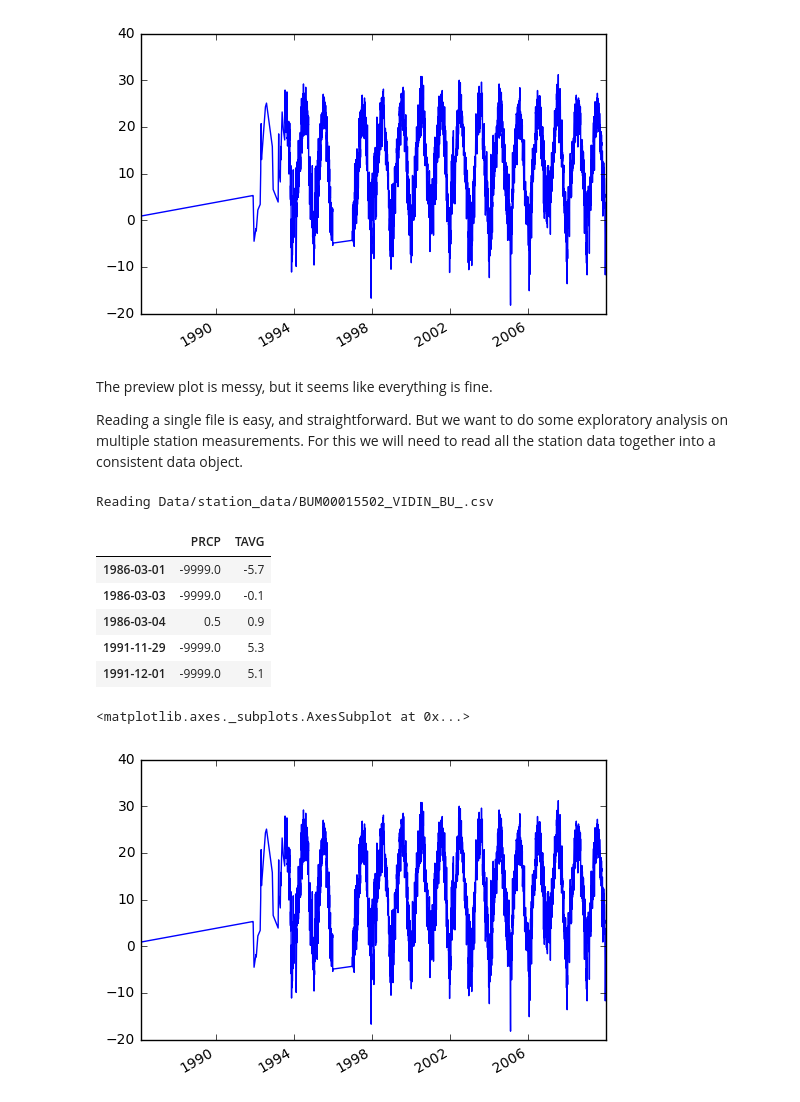
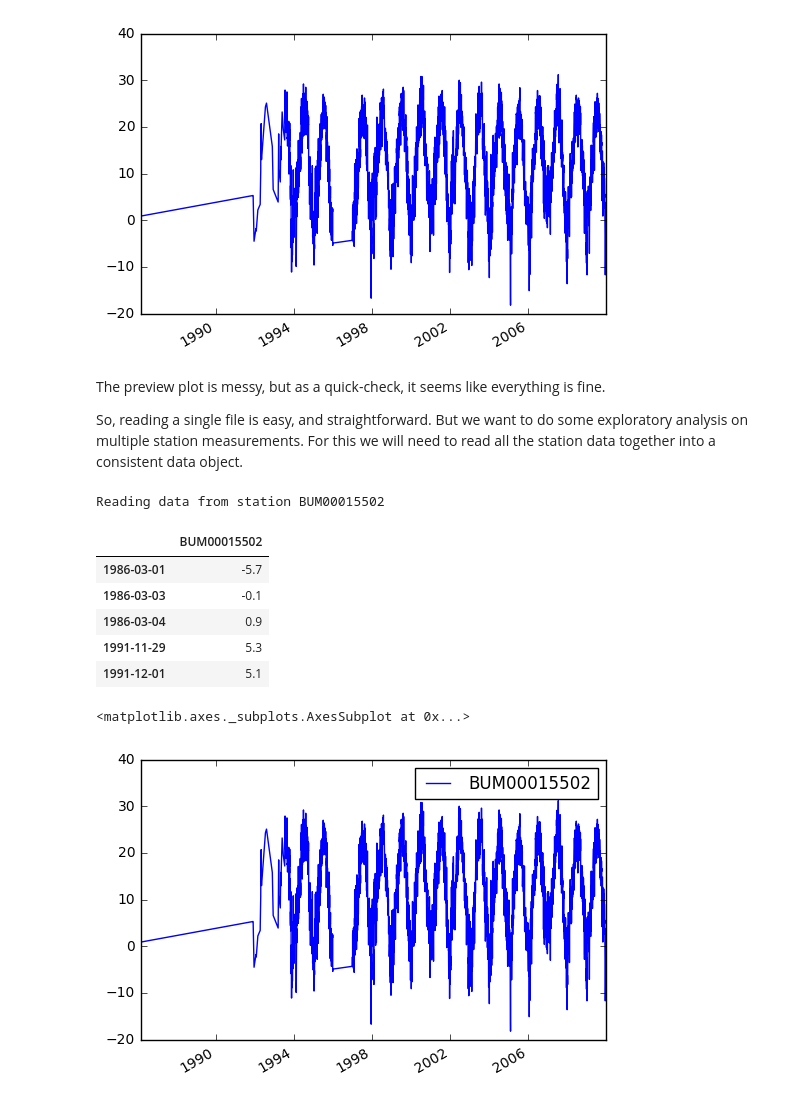
Before and after one commit to benlaken/Romania_2016, a Jupyter notebook: test_stations.ipynb, the cells around one changed output. Drawn from its saved outputs; the diff is of its cells as text; code cells hidden in the pictures.

Commit message:
changed list comprehension to for loop and renamed columns to station names

```diff
--- a/test_stations.ipynb
+++ b/test_stations.ipynb
@@ -23,8 +23,10 @@ test_data.head()
 Looks good, but the Dates should be an index, not a column, and they should also be a date object, not a simple integer (we get much more functionality that way).
 # %%
 # Make a list of datetime values out of the integer dates using a list comprehension technique
-dates = [pd.datetime.strptime(str(date),"%Y%m%d") for date in tmp['DATE']]
-# That could have been done in 3 line using a for loop instead
+dates = []
+for date in test_data['DATE']:
+    dates.append(pd.datetime.strptime(str(date),"%Y%m%d"))
+# The above could have been done more effectivley using list comprehension
 
 # Next set the new list as an index, and remove the old column from the dataset
 test_data.index = dates
@@ -46,6 +48,6 @@ test_data['TAVG'].plot()
 <matplotlib.axes._subplots.AxesSubplot at 0x...>
 [figure]
 # %% [markdown]
-The preview plot is messy, but it seems like everything is fine.
+The preview plot is messy, but as a quick-check, it seems like everything is fine.
 
-Reading a single file is easy, and straightforward. But we want to do some exploratory analysis on multiple station measurements. For this we will need to read all the station data together into a consistent data object.
+So, reading a single file is easy, and straightforward. But we want to do some exploratory analysis on multiple station measurements. For this we will need to read all the station data together into a consistent data object.
@@ -59,27 +68,29 @@ mypath = 'Data/station_data/'          # Set path to data
 for item in os.listdir(mypath):        # Find all files in that path and loop over them
     if '.csv' in item:                 # If the file is a csv type do something...
         fname = ''.join([mypath,item])
-        print('Reading', fname)
+        station = station_name(fname)
+        print('Reading data from station', station)
         tmp = pd.read_csv(fname)
         dates = [pd.datetime.strptime(str(date),"%Y%m%d") for date in tmp['DATE']]
         tmp.index = dates
-        tmp = tmp.drop('DATE', axis=1)
+        tmp = tmp.drop(['DATE','PRCP'], axis=1) # get rid of date and precipitation columns
+        tmp.columns = [station]     # Re-name TAVG to be the station name
         break
 # %% [output]
-Reading Data/station_data/BUM00015502_VIDIN_BU_.csv
+Reading data from station BUM00015502
 # %%
 # Preview the data object
 tmp.head()
 # %% [output]
-|  | PRCP | TAVG |
-| 1986-03-01 | -9999.0 | -5.7 |
-| 1986-03-03 | -9999.0 | -0.1 |
-| 1986-03-04 | 0.5 | 0.9 |
-| 1991-11-29 | -9999.0 | 5.3 |
-| 1991-12-01 | -9999.0 | 5.1 |
+|  | BUM00015502 |
+| 1986-03-01 | -5.7 |
+| 1986-03-03 | -0.1 |
+| 1986-03-04 | 0.9 |
+| 1991-11-29 | 5.3 |
+| 1991-12-01 | 5.1 |
 # %%
 # Looks good, how does it look when we try and test plot?
-tmp["TAVG"].plot()
+tmp.plot()
 # %% [output]
 <matplotlib.axes._subplots.AxesSubplot at 0x...>
-[figure, old version]
+[figure, new version]
```
Also changed, not shown: parts of 3 cells of this notebook.
